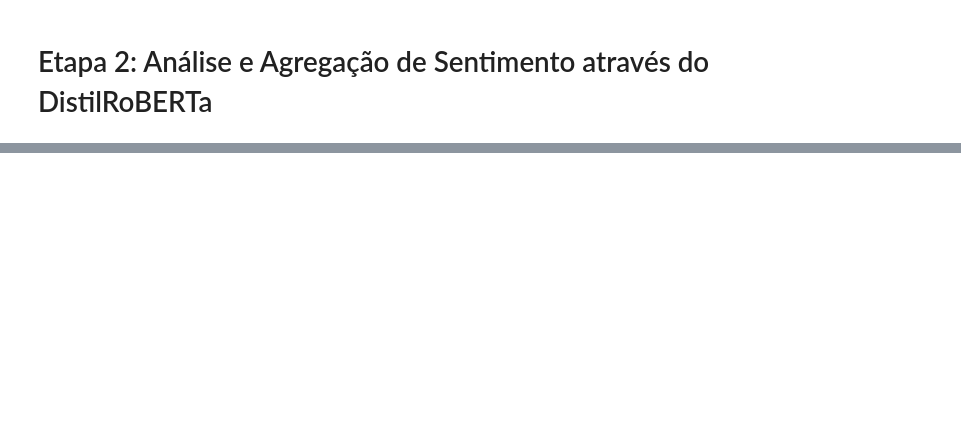
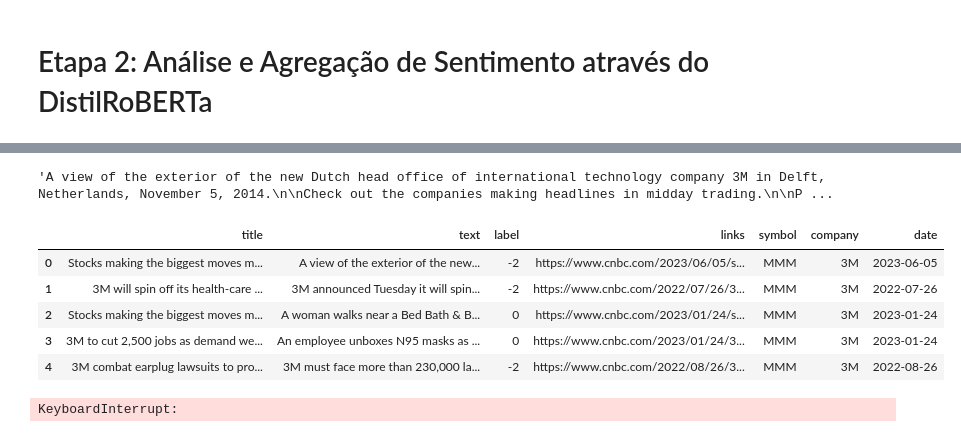
Before and after one commit to erlonL/series-temporais, a Jupyter notebook: projeto2/ST_Projeto2.ipynb, the cells around one changed output, grey strips where cells are left out. Drawn from its saved outputs; the diff is of its cells as text; code cells hidden in the pictures; blank space fills up the shorter version.

```diff
--- a/projeto2/ST_Projeto2.ipynb
+++ b/projeto2/ST_Projeto2.ipynb
@@ -132,11 +98,0 @@ xlsx_name = "tweets_sp500.xlsx"
-# %%
-# search query for reddit
-
-posts = []
-
-for i, post in enumerate(snscrape.modules.reddit.RedditSearchScraper(query).get_items()):
-    print(i, post.title, post.url, post.likes, post.num_comments, post.created)
-    posts.append([post.title, post.url, post.likes, post.num_comments, post.created])
-
-df = pd.DataFrame(posts, columns=["title", "url", "likes", "num_comments", "created"])
-df
@@ -167,0 +101,7 @@ ScraperException: 4 requests to https://twitter.com/search?f=live&lang=en&q=S%26
+# %%
+# news articles
+with open('data/pkl/df_news.pkl', 'rb') as f:
+    news = pickle.load(f)
+# bsky tweets
+with open('data/pkl/df_socials.pkl', 'rb') as f:
+    bsky = pickle.load(f)
@@ -169,0 +180,4 @@ ScraperException: 4 requests to https://twitter.com/search?f=live&lang=en&q=S%26
+# %%
+news['text'].iloc[0]
+# %% [output]
+'A view of the exterior of the new Dutch head office of international technology company 3M in Delft, Netherlands, November 5, 2014.\n\nCheck out the companies making headlines in midday trading.\n\nP ...
@@ -169,0 +209,29 @@ ScraperException: 4 requests to https://twitter.com/search?f=live&lang=en&q=S%26
+# %%
+news.head()
+# %% [output]
+|  | title | text | label | links | symbol | company | date |
+| 0 | Stocks making the biggest moves m... | A view of the exterior of the new... | -2 | https://www.cnbc.com/2023/06/05/s... | MMM | 3M | 2023-06-05 |
+| 1 | 3M will spin off its health-care ... | 3M announced Tuesday it will spin... | -2 | https://www.cnbc.com/2022/07/26/3... | MMM | 3M | 2022-07-26 |
+| 2 | Stocks making the biggest moves m... | A woman walks near a Bed Bath & B... | 0 | https://www.cnbc.com/2023/01/24/s... | MMM | 3M | 2023-01-24 |
+| 3 | 3M to cut 2,500 jobs as demand we... | An employee unboxes N95 masks as ... | 0 | https://www.cnbc.com/2023/01/24/3... | MMM | 3M | 2023-01-24 |
+| 4 | 3M combat earplug lawsuits to pro... | 3M must face more than 230,000 la... | -2 | https://www.cnbc.com/2022/08/26/3... | MMM | 3M | 2022-08-26 |
+# %%
+tqdm.pandas()
+
+tokens = []
+for index, row in news.iterrows():
+    tokens.append(tokenizer(row['text'], truncation=True, max_length=500, return_tensors='tf'))
+
+decoded = []
+for token in tokens:
+    decoded.append(tokenizer.decode(token['input_ids'][0]))
+
+news['decoded'] = decoded
+news['decoded'] = news['decoded'].apply(remove_stopwords)
+
+news.loc[:, 'short_text'] = news['decoded']
+news.loc[:, 'sentiment'] = news['short_text'].progress_apply(lambda x: new_model(x))
+
+news.head()
+# %% [output]
+KeyboardInterrupt:
```
Also changed, not shown: parts of 17 cells of this notebook, 22 other files.
